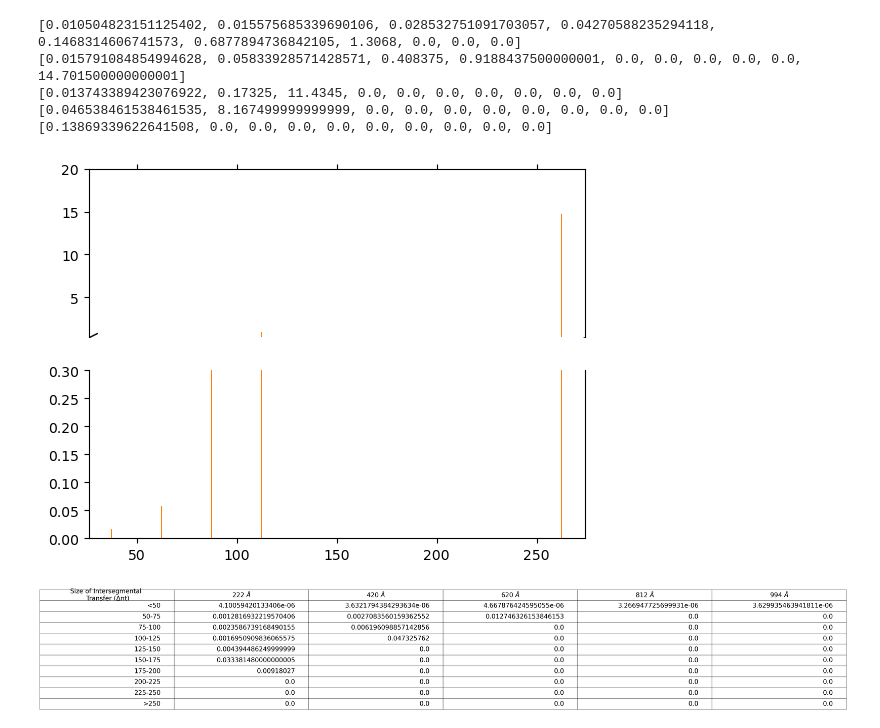
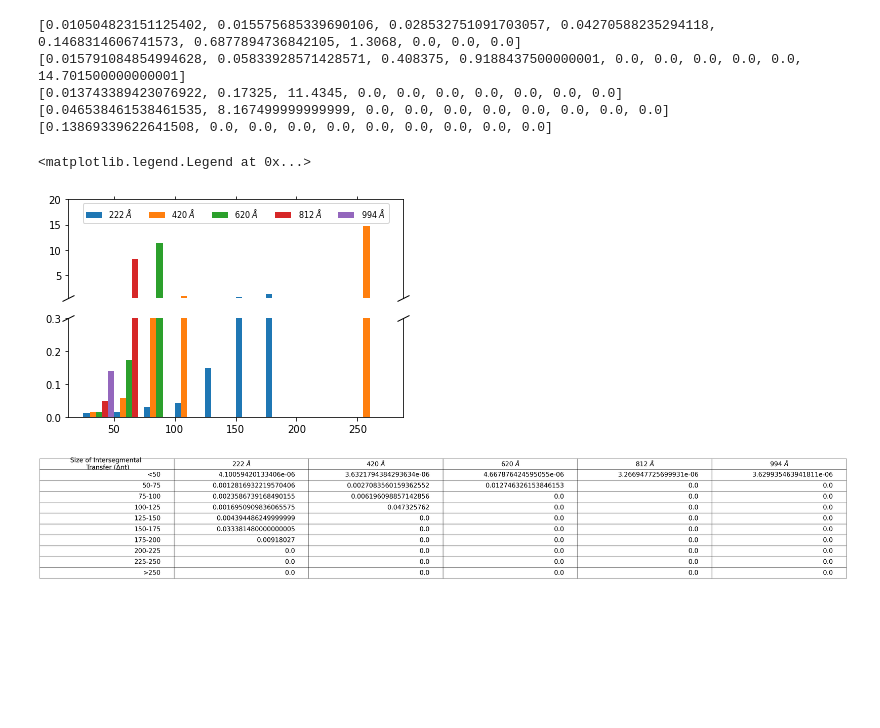
Before and after one commit to gargibiswas92/PROJECT.SSDNA.RES, a Jupyter notebook: INT.TRANSFERS/Time_step_final.ipynb, the cells around one changed output. Saved outputs shown, nothing was run; the diff lists cells and outputs as text; code cells hidden in the pictures; blank space fills up the shorter version.

Commit message:
Commit after changing the rate and frequency plots

```diff
--- a/INT.TRANSFERS/Time_step_final.ipynb
+++ b/INT.TRANSFERS/Time_step_final.ipynb
@@ -189,34 +189,46 @@ print(rate5)
 # %%
 f, (ax, ax2) = plt.subplots(2,1, sharex=True)
 
-ax.bar(bins-0.20, rate1, width= 0.10, label= '222 $\AA$')
-ax.bar(bins-0.10, rate2, width= 0.10, label = '420 $\AA$')
-ax.bar(bins+0.0, rate3, width= 0.10, label = '620 $\AA$')
-ax.bar(bins+0.10, rate4, width= 0.10, label = '812 $\AA$')
-ax.bar(bins+0.20, rate5, width= 0.10, label = '994 $\AA$')
+ax.bar(bins-10, rate1, width= 5, label= '222 $\AA$')
+ax.bar(bins-5, rate2, width= 5, label = '420 $\AA$')
+ax.bar(bins+0.0, rate3, width= 5, label = '620 $\AA$')
+ax.bar(bins+5, rate4, width= 5, label = '812 $\AA$')
+ax.bar(bins+10, rate5, width= 5, label = '994 $\AA$')
 
-ax2.bar(bins+offset[0], rate1, width= bar_width, label= '222 $\AA$')
-ax2.bar(bins+offset[1], rate2, width= bar_width, label = '420 $\AA$')
-ax2.bar(bins+offset[2], rate3, width= bar_width, label = '620 $\AA$')
-ax2.bar(bins+offset[3], rate4, width= bar_width, label = '812 $\AA$')
-ax2.bar(bins+offset[4], rate5, width= bar_width, label = '994 $\AA$')
+ax2.bar(bins-10, rate1, width= 5, label= '222 $\AA$')
+ax2.bar(bins-5, rate2, width= 5, label = '420 $\AA$')
+ax2.bar(bins+0.0, rate3, width= 5, label = '620 $\AA$')
+ax2.bar(bins+5, rate4, width= 5, label = '812 $\AA$')
+ax2.bar(bins+10, rate5, width= 5, label = '994 $\AA$')
+
 
 ax2.set_ylim(0,0.3)
 ax.set_ylim(0.4, 20)
-ax.spines['bottom'].set_visible(False)
-ax2.spines['top'].set_visible(False)
+
+fig.subplots_adjust(hspace=0.02)
+
+ax.spines.bottom.set_visible(False)
+ax2.spines.top.set_visible(False)
 ax.xaxis.tick_top()
-ax.tick_params(labeltop=False)
+ax.tick_params(labeltop=False)  # don't put tick labels at the top
 ax2.xaxis.tick_bottom()
 
-d=0.5
+# Now, let's turn towards the cut-out slanted lines.
+# We create line objects in axes coordinates, in which (0,0), (0,1),
+# (1,0), and (1,1) are the four corners of the axes.
+# The slanted lines themselves are markers at those locations, such that the
+# lines keep their angle and position, independent of the axes size or scale
+# Finally, we need to disable clipping.
 
-kwargs=dict(marker=[(-1, -d), (1,d)], markersize=12, linestyle='none', color='k', mec='k', mew=1, clip_on='False')
-ax.plot([0,1], [0,0], transform=ax.transAxes, **kwargs)
-ax.plot([0,1], [1,1], transform=ax2.transAxes, **kwargs)
-plt.show()
+d = .5  # proportion of vertical to horizontal extent of the slanted line
+kwargs = dict(marker=[(-1, -d), (1, d)], markersize=12,
+              linestyle="none", color='k', mec='k', mew=1, clip_on=False)
+ax.plot([0, 1], [0, 0], transform=ax.transAxes, **kwargs)
+ax2.plot([0, 1], [1, 1], transform=ax2.transAxes, **kwargs)
+ax.legend(loc='upper center', ncol=5, fontsize= 8)
 # %% [output]
+<matplotlib.legend.Legend at 0x...>
-[figure, old version]
+[figure, new version]
 # %%
 import statistics as stat
 
```
Also changed, not shown: parts of 1 cell of this notebook, 5 other files.
